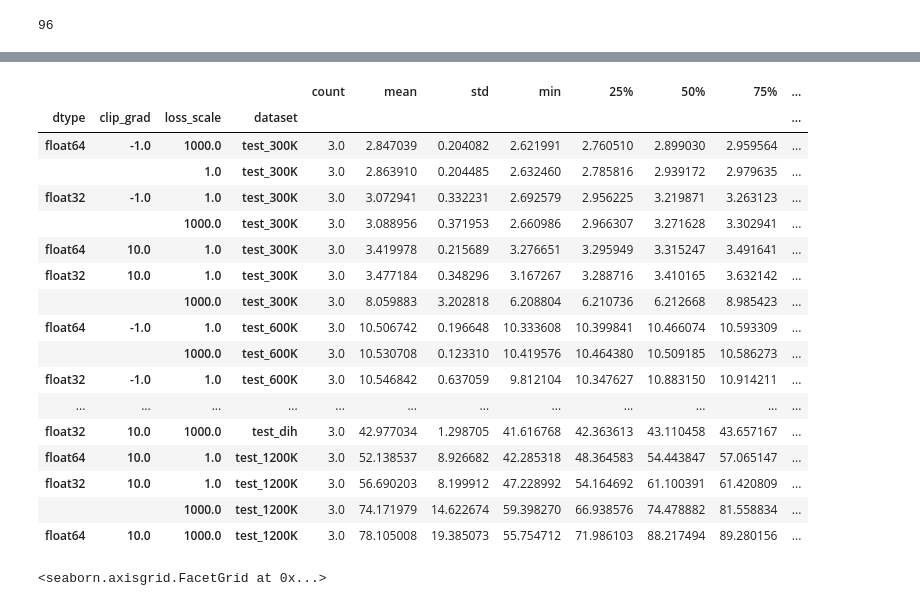
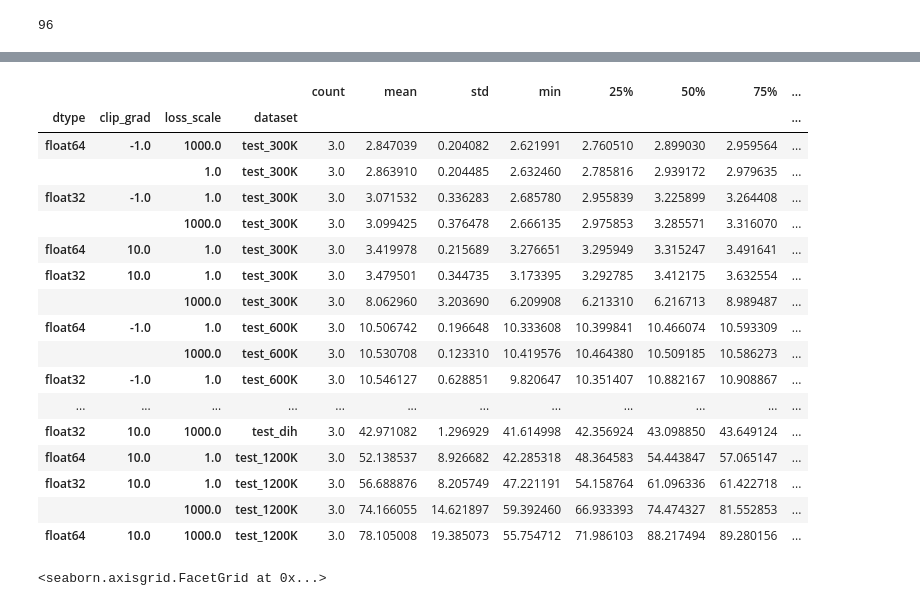
Before and after one commit to hatemhelal/mace, a Jupyter notebook: experiments/eval_sweep.ipynb, the cells around one changed output, grey strips where cells are left out. Cells and saved outputs as stored; diff of their text form; code cells hidden in the pictures.

Commit message:
interaction loss results - not much change

```diff
--- a/experiments/eval_sweep.ipynb
+++ b/experiments/eval_sweep.ipynb
@@ -137,26 +137,28 @@ df
 # %%
 df.to_parquet("eval_mace_sweep.parquet")
 # %%
-sweep_results = df.groupby(["dtype", "clip_grad", "loss_scale", "dataset"])["rmse (meV)"].describe()
+sweep_results = df.groupby(["dtype", "clip_grad", "loss_scale", "dataset"])[
+    "rmse (meV)"
+].describe()
 sweep_results.sort_values(by=["mean"])
 # %% [output]
 |  |  |  |  | count | mean | std | min | 25% | 50% | 75% | ... |
 | dtype | clip_grad | loss_scale | dataset |  |  |  |  |  |  |  | ... |
 | float64 | -1.0 | 1000.0 | test_300K | 3.0 | 2.847039 | 0.204082 | 2.621991 | 2.760510 | 2.899030 | 2.959564 | ... |
 |  |  | 1.0 | test_300K | 3.0 | 2.863910 | 0.204485 | 2.632460 | 2.785816 | 2.939172 | 2.979635 | ... |
-| float32 | -1.0 | 1.0 | test_300K | 3.0 | 3.072941 | 0.332231 | 2.692579 | 2.956225 | 3.219871 | 3.263123 | ... |
-|  |  | 1000.0 | test_300K | 3.0 | 3.088956 | 0.371953 | 2.660986 | 2.966307 | 3.271628 | 3.302941 | ... |
+| float32 | -1.0 | 1.0 | test_300K | 3.0 | 3.071532 | 0.336283 | 2.685780 | 2.955839 | 3.225899 | 3.264408 | ... |
+|  |  | 1000.0 | test_300K | 3.0 | 3.099425 | 0.376478 | 2.666135 | 2.975853 | 3.285571 | 3.316070 | ... |
 | float64 | 10.0 | 1.0 | test_300K | 3.0 | 3.419978 | 0.215689 | 3.276651 | 3.295949 | 3.315247 | 3.491641 | ... |
-| float32 | 10.0 | 1.0 | test_300K | 3.0 | 3.477184 | 0.348296 | 3.167267 | 3.288716 | 3.410165 | 3.632142 | ... |
-|  |  | 1000.0 | test_300K | 3.0 | 8.059883 | 3.202818 | 6.208804 | 6.210736 | 6.212668 | 8.985423 | ... |
+| float32 | 10.0 | 1.0 | test_300K | 3.0 | 3.479501 | 0.344735 | 3.173395 | 3.292785 | 3.412175 | 3.632554 | ... |
+|  |  | 1000.0 | test_300K | 3.0 | 8.062960 | 3.203690 | 6.209908 | 6.213310 | 6.216713 | 8.989487 | ... |
 | float64 | -1.0 | 1.0 | test_600K | 3.0 | 10.506742 | 0.196648 | 10.333608 | 10.399841 | 10.466074 | 10.593309 | ... |
 |  |  | 1000.0 | test_600K | 3.0 | 10.530708 | 0.123310 | 10.419576 | 10.464380 | 10.509185 | 10.586273 | ... |
-| float32 | -1.0 | 1.0 | test_600K | 3.0 | 10.546842 | 0.637059 | 9.812104 | 10.347627 | 10.883150 | 10.914211 | ... |
+| float32 | -1.0 | 1.0 | test_600K | 3.0 | 10.546127 | 0.628851 | 9.820647 | 10.351407 | 10.882167 | 10.908867 | ... |
 | ... | ... | ... | ... | ... | ... | ... | ... | ... | ... | ... | ... |
-| float32 | 10.0 | 1000.0 | test_dih | 3.0 | 42.977034 | 1.298705 | 41.616768 | 42.363613 | 43.110458 | 43.657167 | ... |
+| float32 | 10.0 | 1000.0 | test_dih | 3.0 | 42.971082 | 1.296929 | 41.614998 | 42.356924 | 43.098850 | 43.649124 | ... |
 | float64 | 10.0 | 1.0 | test_1200K | 3.0 | 52.138537 | 8.926682 | 42.285318 | 48.364583 | 54.443847 | 57.065147 | ... |
-| float32 | 10.0 | 1.0 | test_1200K | 3.0 | 56.690203 | 8.199912 | 47.228992 | 54.164692 | 61.100391 | 61.420809 | ... |
-|  |  | 1000.0 | test_1200K | 3.0 | 74.171979 | 14.622674 | 59.398270 | 66.938576 | 74.478882 | 81.558834 | ... |
+| float32 | 10.0 | 1.0 | test_1200K | 3.0 | 56.688876 | 8.205749 | 47.221191 | 54.158764 | 61.096336 | 61.422718 | ... |
+|  |  | 1000.0 | test_1200K | 3.0 | 74.166055 | 14.621897 | 59.392460 | 66.933393 | 74.474327 | 81.552853 | ... |
 | float64 | 10.0 | 1000.0 | test_1200K | 3.0 | 78.105008 | 19.385073 | 55.754712 | 71.986103 | 88.217494 | 89.280156 | ... |
 # %%
 df = pd.read_parquet("eval_mace_sweep.parquet")
```
Also changed, not shown: parts of 10 cells of this notebook, 1 other file.
